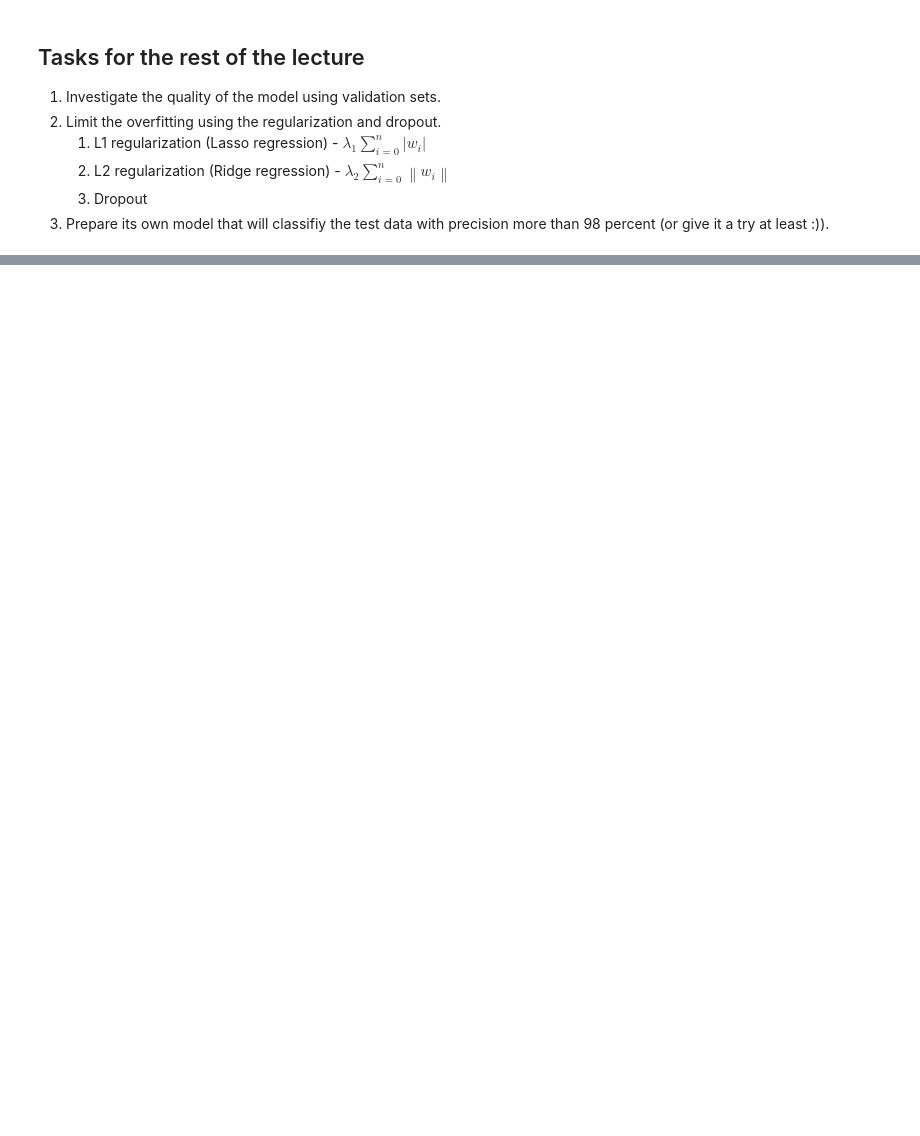
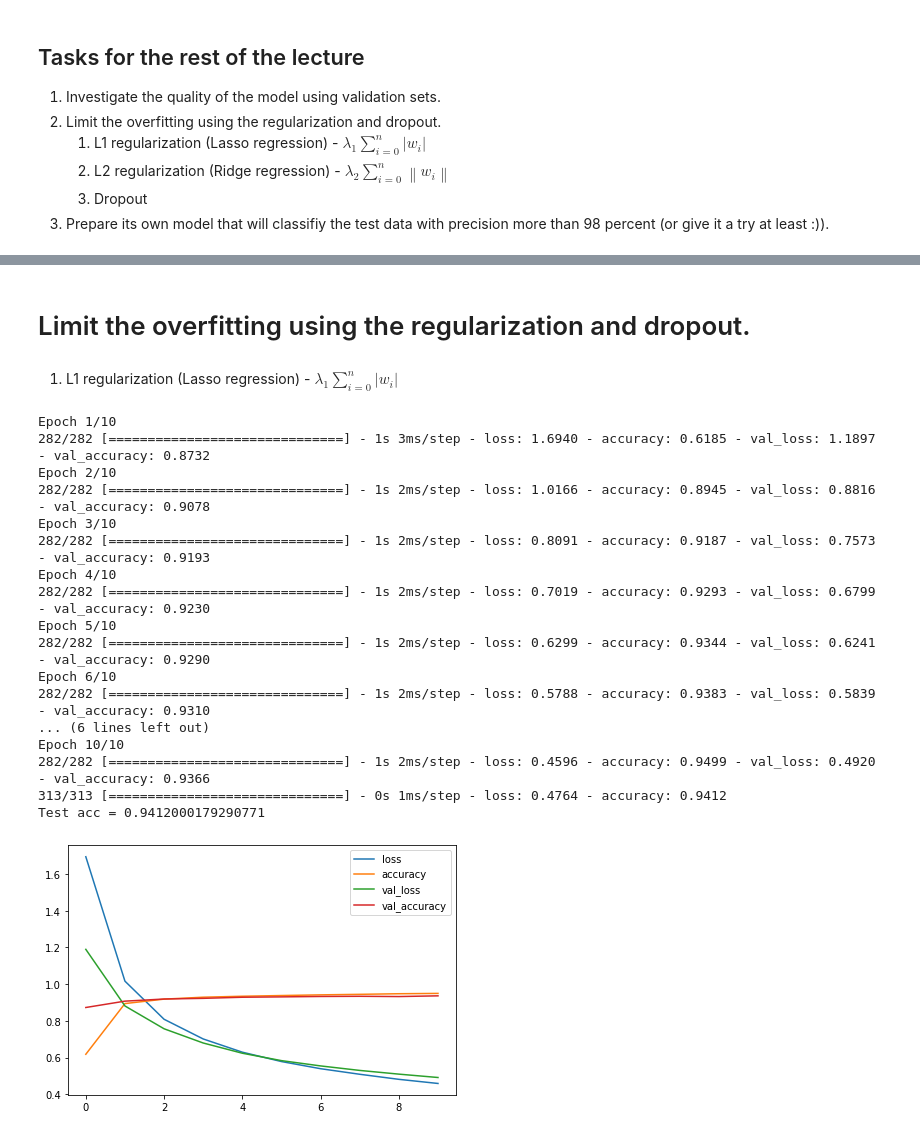
Before and after one commit to pro0255/MAD, a Jupyter notebook: jupyters/2/abd_01.ipynb, the cells around one changed output, grey strips where cells are left out. Drawn from its saved outputs; the diff is of its cells as text; code cells hidden in the pictures; blank space fills up the shorter version.

```diff
--- a/jupyters/2/abd_01.ipynb
+++ b/jupyters/2/abd_01.ipynb
@@ -169,0 +262,49 @@ print('Test accuracy: ', test_acc)
+# %% [markdown]
+# Limit the overfitting using the regularization and dropout.
+# %% [markdown]
+   1. L1 regularization (Lasso regression) - $\lambda_1 \sum_{i=0}^n \left\lvert w_i\right\rvert$
+# %%
+  model = keras.Sequential([
+      keras.layers.Flatten(input_shape=(28, 28)),# Flatten module flatten the multidimension input into single vector 28x28 = 784 float numbers
+      keras.layers.Dense(32, activation=tf.nn.relu, activity_regularizer=tf.keras.regularizers.L1(0.1)), # standard dense-fully connected layer with the rectified lineaar function as an activation
+      keras.layers.Dense(10, activation=tf.nn.softmax), # another fully-connected layer with softmax activation function
+  ])
+
+  model.compile(optimizer='adam',
+      loss = keras.losses.SparseCategoricalCrossentropy(from_logits=False),
+      metrics = ['accuracy'],
+      )
+
+
+  history = model.fit(x_train, y_train, validation_split=val_size, epochs=10, callbacks=[model_checkpoint_callback], batch_size=128)
+
+
+  plt.figure()
+  for key in history.history.keys():
+      plt.plot(history.epoch, history.history[key], label=key)
+  plt.legend()
+  plt.tight_layout()
+
+
+  test_loss, test_acc = model.evaluate(x_test, y_test)
+
+  print(f"Test acc = {test_acc}")
+# %% [output]
+Epoch 1/10
+282/282 [==============================] - 1s 3ms/step - loss: 1.6940 - accuracy: 0.6185 - val_loss: 1.1897 - val_accuracy: 0.8732
+Epoch 2/10
+282/282 [==============================] - 1s 2ms/step - loss: 1.0166 - accuracy: 0.8945 - val_loss: 0.8816 - val_accuracy: 0.9078
+Epoch 3/10
+282/282 [==============================] - 1s 2ms/step - loss: 0.8091 - accuracy: 0.9187 - val_loss: 0.7573 - val_accuracy: 0.9193
+Epoch 4/10
+282/282 [==============================] - 1s 2ms/step - loss: 0.7019 - accuracy: 0.9293 - val_loss: 0.6799 - val_accuracy: 0.9230
+Epoch 5/10
+282/282 [==============================] - 1s 2ms/step - loss: 0.6299 - accuracy: 0.9344 - val_loss: 0.6241 - val_accuracy: 0.9290
+Epoch 6/10
+282/282 [==============================] - 1s 2ms/step - loss: 0.5788 - accuracy: 0.9383 - val_loss: 0.5839 - val_accuracy: 0.9310
+... (6 lines left out)
+Epoch 10/10
+282/282 [==============================] - 1s 2ms/step - loss: 0.4596 - accuracy: 0.9499 - val_loss: 0.4920 - val_accuracy: 0.9366
+313/313 [==============================] - 0s 1ms/step - loss: 0.4764 - accuracy: 0.9412
+Test acc = 0.9412000179290771
+[figure, added]
```
Also changed, not shown: parts of 18 cells of this notebook, 3 other files.
